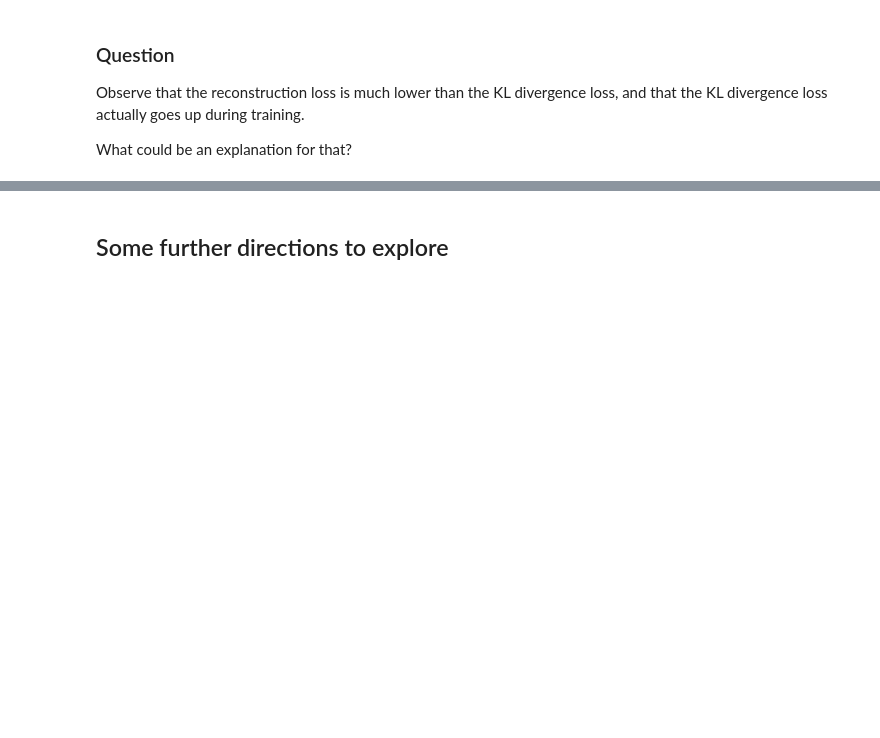
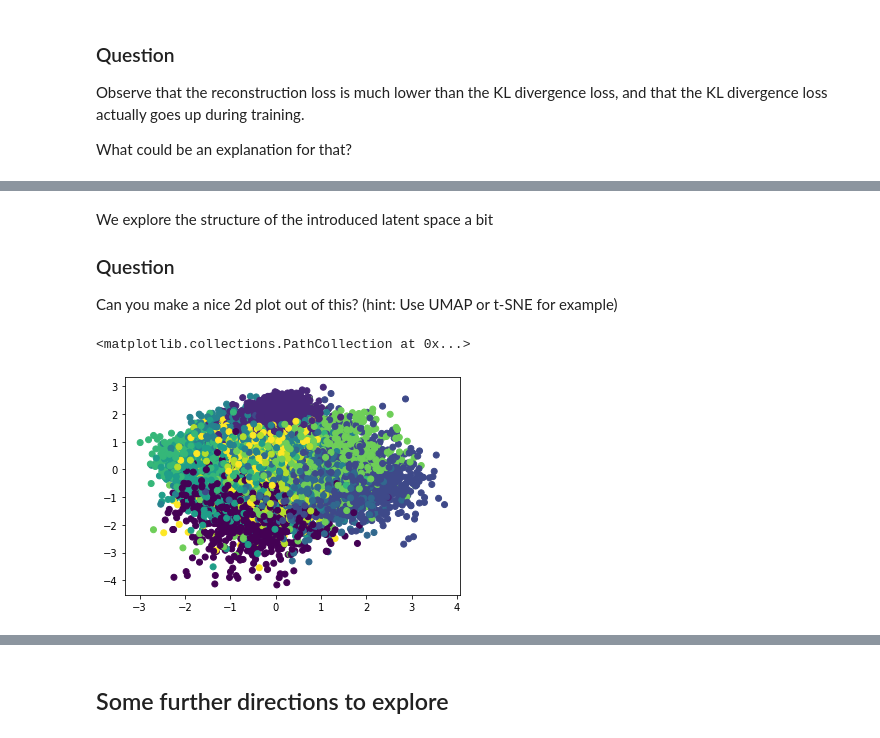
Before and after one commit to janjitse/htcai-deeplearning, a Jupyter notebook: deep-learning.ipynb, the cells around one changed output, grey strips where cells are left out. Saved outputs shown, nothing was run; the diff lists cells and outputs as text; code cells hidden in the pictures; blank space fills up the shorter version.

```diff
--- a/deep-learning.ipynb
+++ b/deep-learning.ipynb
@@ -503,0 +524,12 @@ sample = vae.decode(torch.randn(8,16,device=device)*2).detach().cpu().numpy()
+# %% [markdown]
+We explore the structure of the introduced latent space a bit
+### Question
+Can you make a nice 2d plot out of this? (hint: Use UMAP or t-SNE for example)
+# %%
+mu, log_var = vae.encode(test_set)
+mu = mu.detach()
+std = torch.exp(0.5 * log_var)
+plt.scatter(mu[:,0].cpu(),mu[:,3].cpu(), c=np.array(test_set_labels,dtype=int))
+# %% [output]
+<matplotlib.collections.PathCollection at 0x...>
+[figure, added]
```
Also changed, not shown: parts of 9 cells of this notebook.
